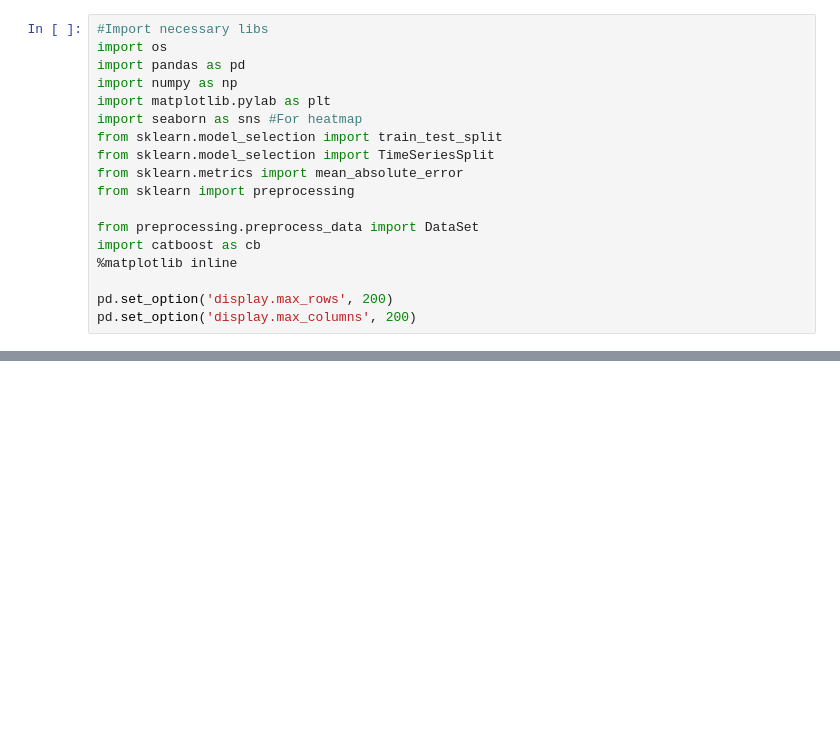
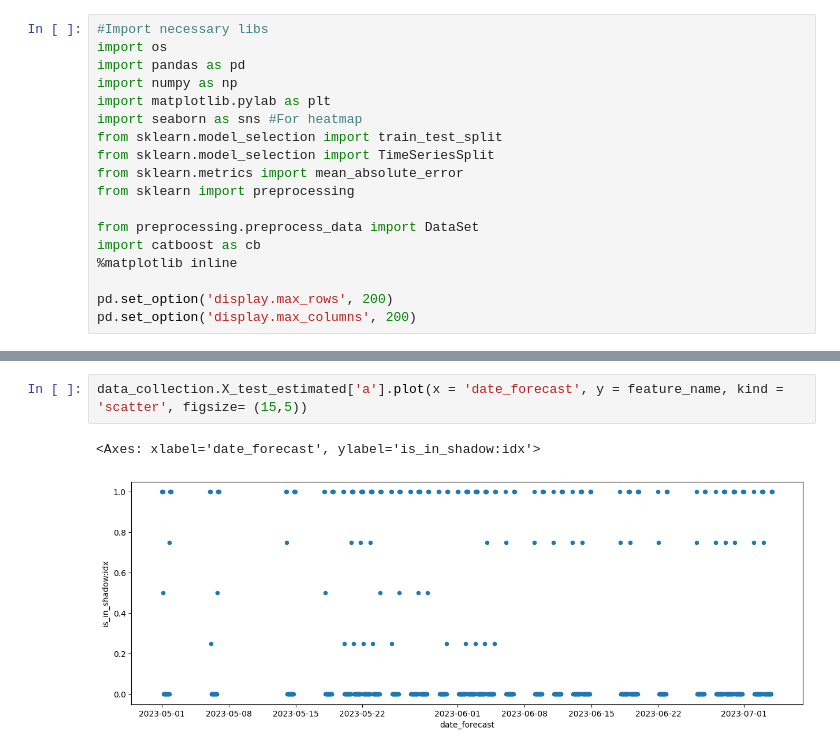
Before and after one commit to Bergschtein/Solar-Energy-Prediction, a Jupyter notebook: distributional_diff.ipynb, the cells around one changed output, grey strips where cells are left out. Cells and saved outputs as stored; diff of their text form; blank space fills up the shorter version.

```diff
--- a/distributional_diff.ipynb
+++ b/distributional_diff.ipynb
@@ -80,0 +119,5 @@ data_collection.X_test_estimated['c'][feature_name].plot(ax=axs[2], title='X tes
+# %%
+data_collection.X_test_estimated['a'].plot(x = 'date_forecast', y = feature_name, kind = 'scatter', figsize= (15,5))
+# %% [output]
+<Axes: xlabel='date_forecast', ylabel='is_in_shadow:idx'>
+[figure, added]
```
Also changed, not shown: parts of 15 cells of this notebook, 8 other files.
